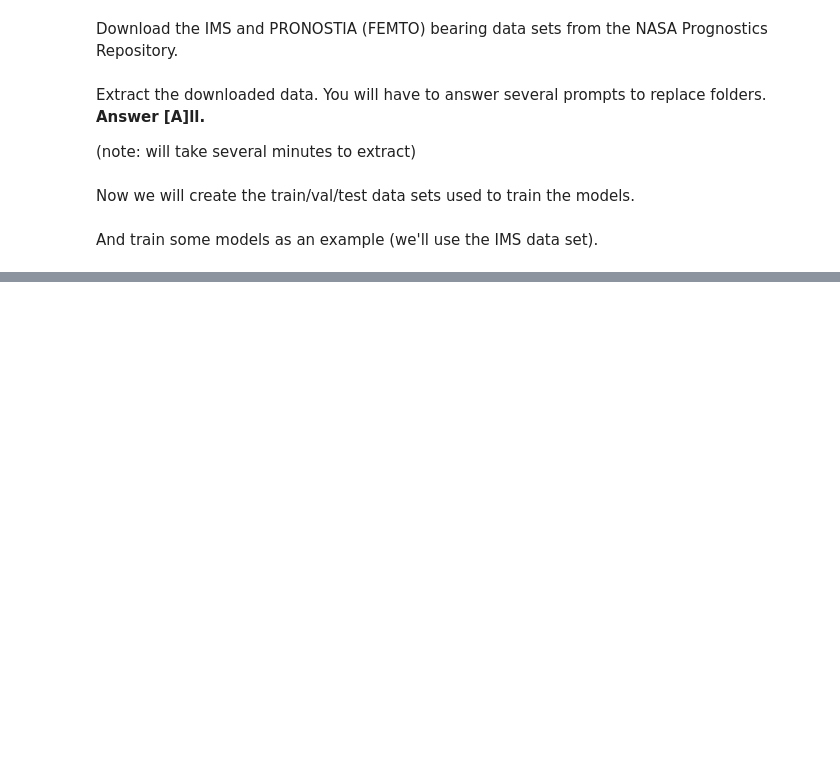
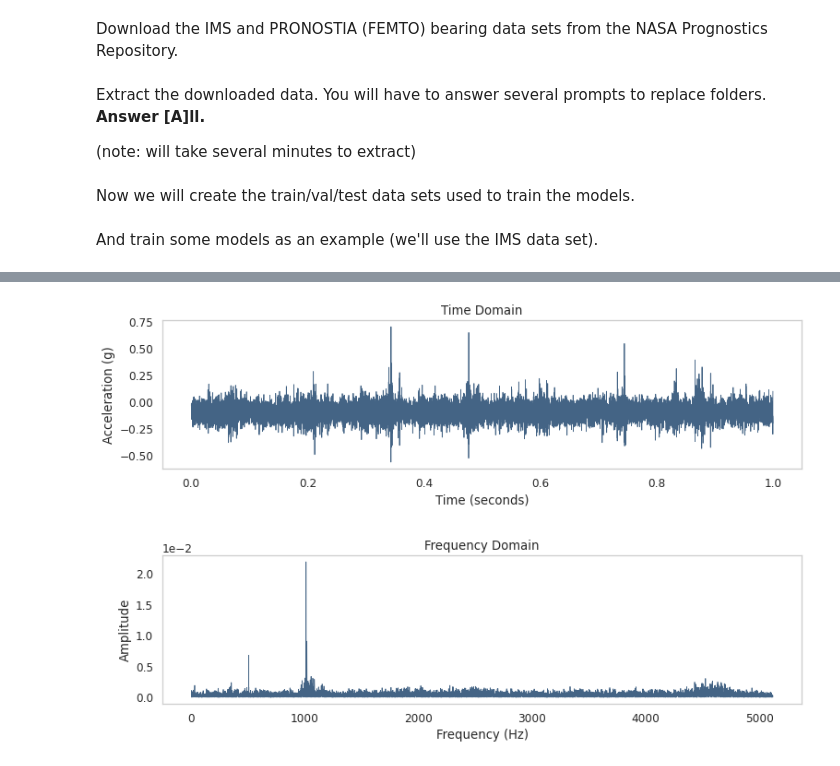
Before and after one commit to tvhahn/weibull-knowledge-informed-ml, a Jupyter notebook: example.ipynb, the cells around one changed output, grey strips where cells are left out. Drawn from its saved outputs; the diff is of its cells as text; code cells hidden in the pictures; blank space fills up the shorter version.

```diff
--- a/example.ipynb
+++ b/example.ipynb
@@ -56,0 +134,8 @@ folder_raw_data = folder_root / 'data/raw/IMS/' # raw data folder
+# %%
+# create fft
+x, y, xf, yf = create_fft(df, y_name='b1_ch2', sample_freq=20480.0, window='kaiser', beta=3)
+
+# plot
+create_time_frequency_plot(x, y, xf, yf, save_plot=False)
+# %% [output]
+[figure, added]
```
Also changed, not shown: parts of 29 cells of this notebook.
